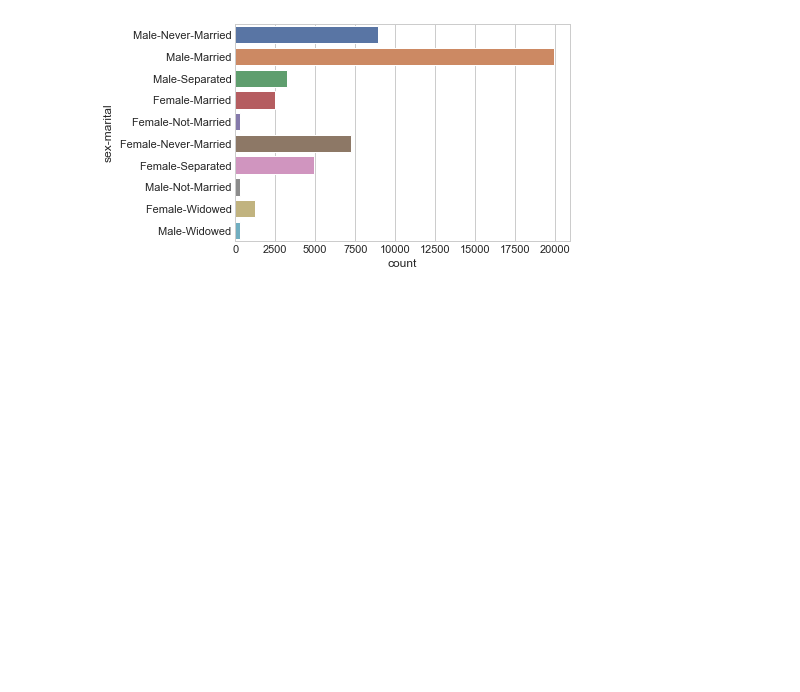
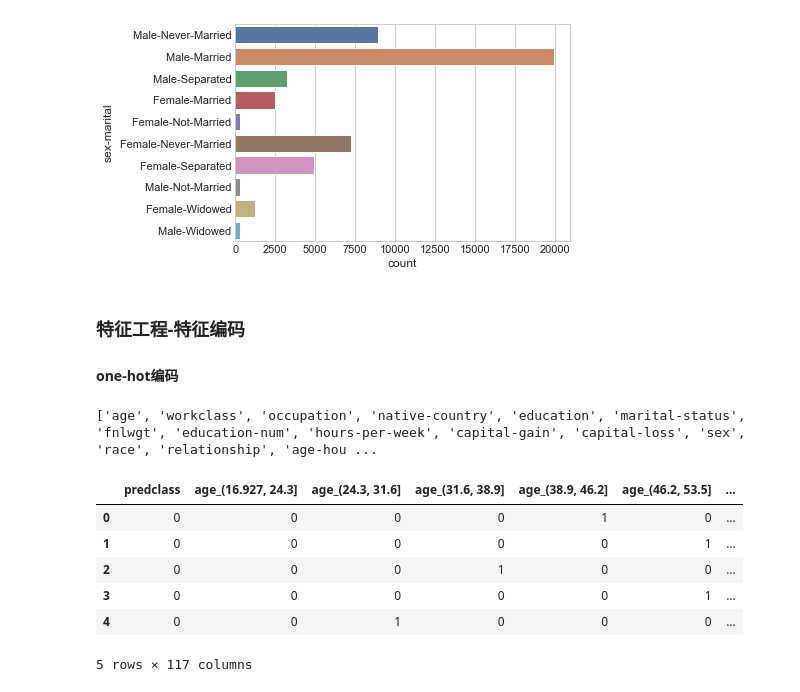
Before and after one commit to clayll/AdvancedDataAnalysis, a Jupyter notebook: docTang/5.人口普查数据集项目实战-收入预测/ll人口收入普查.ipynb, the cells around one changed output. Drawn from its saved outputs; the diff is of its cells as text; code cells hidden in the pictures; blank space fills up the shorter version.

```diff
--- a/docTang/5.人口普查数据集项目实战-收入预测/ll人口收入普查.ipynb
+++ b/docTang/5.人口普查数据集项目实战-收入预测/ll人口收入普查.ipynb
@@ -561,3 +566,21 @@ sns.countplot(data=dataset_bin,y='sex-marital')
 # %% [output]
 <matplotlib.axes._subplots.AxesSubplot at 0x...>
 [figure]
+# %% [markdown]
+### 特征工程-特征编码
+#### one-hot编码
+# %%
+
+dataset_bin_columns = dataset_bin.columns.tolist()
+dataset_bin_columns.remove('predclass')
+dataset_bin_columns = pd.get_dummies(dataset_bin,columns=dataset_bin_columns)
+dataset_bin_columns.head()
+# %% [output]
+['age', 'workclass', 'occupation', 'native-country', 'education', 'marital-status', 'fnlwgt', 'education-num', 'hours-per-week', 'capital-gain', 'capital-loss', 'sex', 'race', 'relationship', 'age-hou ...
+|  | predclass | age_(16.927, 24.3] | age_(24.3, 31.6] | age_(31.6, 38.9] | age_(38.9, 46.2] | age_(46.2, 53.5] | ... |
+| 0 | 0 | 0 | 0 | 0 | 1 | 0 | ... |
+| 1 | 0 | 0 | 0 | 0 | 0 | 1 | ... |
+| 2 | 0 | 0 | 0 | 1 | 0 | 0 | ... |
+| 3 | 0 | 0 | 0 | 0 | 0 | 1 | ... |
+| 4 | 0 | 0 | 1 | 0 | 0 | 0 | ... |
+5 rows × 117 columns
```
Also changed, not shown: parts of 9 cells of this notebook, 1 other file.
